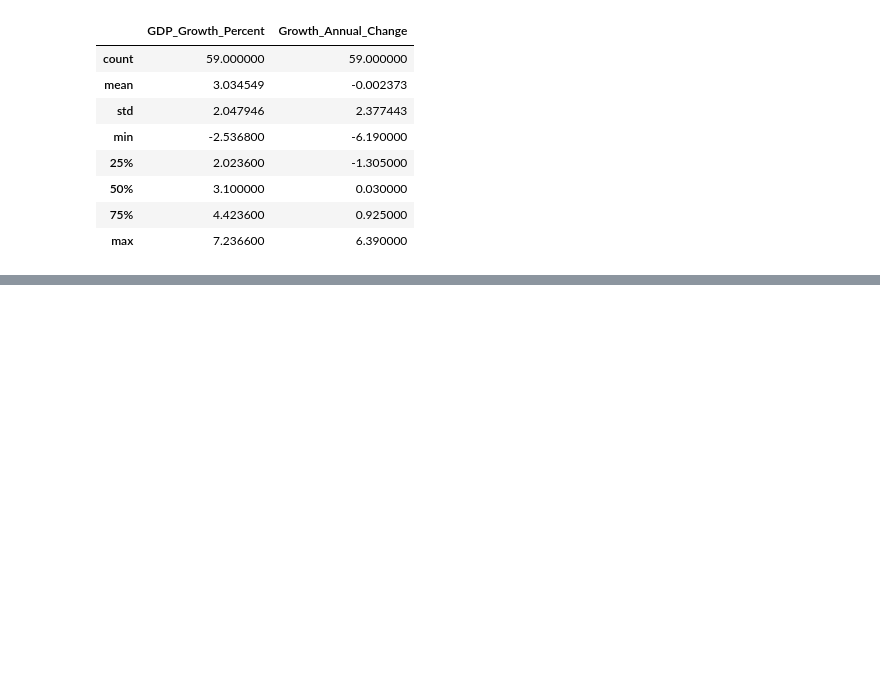
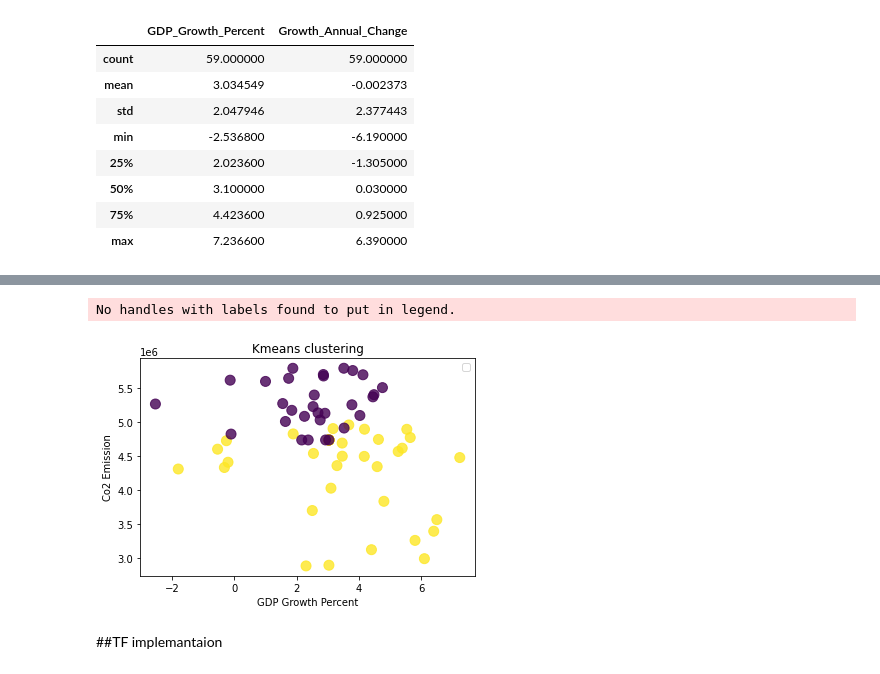
Before and after one commit to raghavadevarajeurs/MachineLearning, a Jupyter notebook: Assignment1/Machine_Learning_KMeans.ipynb, the cells around one changed output, grey strips where cells are left out. Saved outputs shown, nothing was run; the diff lists cells and outputs as text; code cells hidden in the pictures; blank space fills up the shorter version.

```diff
--- a/Assignment1/Machine_Learning_KMeans.ipynb
+++ b/Assignment1/Machine_Learning_KMeans.ipynb
@@ -100,0 +398,16 @@ ValueError: ignored
+# %%
+from sklearn.cluster import KMeans
+kmeans_df = KMeans(n_clusters=2, init='k-means++', max_iter=300, n_init=10)
+y_kmeans_df = kmeans_df.fit_predict(df)
+# %%
+plt.scatter(df.values[:, 2], df.values[:, 4], c=y_kmeans_df, s=100, alpha=0.8)
+plt.title('Kmeans clustering')
+plt.xlabel('GDP Growth Percent')
+plt.ylabel('Co2 Emission')
+plt.legend()
+plt.show()
+# %% [output]
+No handles with labels found to put in legend.
+[figure, added]
+# %% [markdown]
+##TF implemantaion
```
Also changed, not shown: parts of 63 cells of this notebook.
